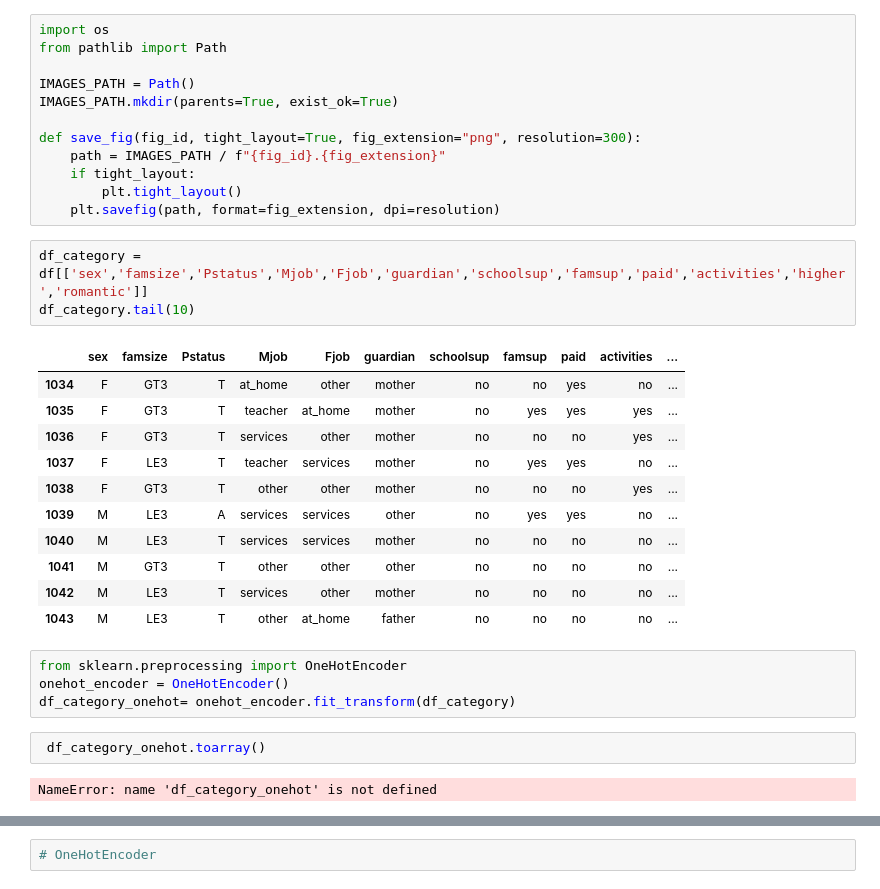
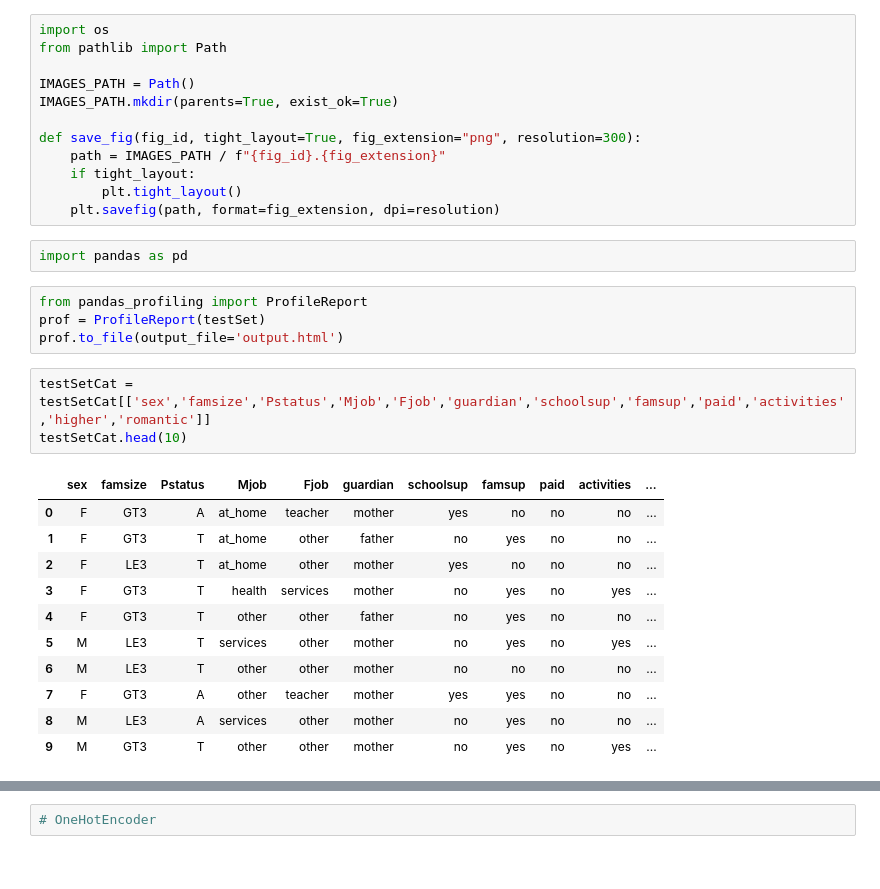
Before and after one commit to NafisFaiyaz007/CSE-445-Machine-learning_Predicting-Risky-Alcohol-Consumption-among-Students, a Jupyter notebook: CSE445_preprocessing stage 1.ipynb, the cells around one changed output, grey strips where cells are left out. Cells and saved outputs as stored; diff of their text form.

```diff
--- a/CSE445_preprocessing stage 1.ipynb
+++ b/CSE445_preprocessing stage 1.ipynb
@@ -124,26 +160,24 @@ def save_fig(fig_id, tight_layout=True, fig_extension="png", resolution=300):
     if tight_layout:
         plt.tight_layout()
     plt.savefig(path, format=fig_extension, dpi=resolution)
+# %%
+import pandas as pd
+# %%
+from pandas_profiling import ProfileReport
+prof = ProfileReport(testSet)
+prof.to_file(output_file='output.html')
 # %%
-df_category = df[['sex','famsize','Pstatus','Mjob','Fjob','guardian','schoolsup','famsup','paid','activities','higher','romantic']]
-df_category.tail(10)
+testSetCat = testSetCat[['sex','famsize','Pstatus','Mjob','Fjob','guardian','schoolsup','famsup','paid','activities','higher','romantic']]
+testSetCat.head(10)
 # %% [output]
 |  | sex | famsize | Pstatus | Mjob | Fjob | guardian | schoolsup | famsup | paid | activities | ... |
-| 1034 | F | GT3 | T | at_home | other | mother | no | no | yes | no | ... |
-| 1035 | F | GT3 | T | teacher | at_home | mother | no | yes | yes | yes | ... |
-| 1036 | F | GT3 | T | services | other | mother | no | no | no | yes | ... |
-| 1037 | F | LE3 | T | teacher | services | mother | no | yes | yes | no | ... |
-| 1038 | F | GT3 | T | other | other | mother | no | no | no | yes | ... |
-| 1039 | M | LE3 | A | services | services | other | no | yes | yes | no | ... |
-| 1040 | M | LE3 | T | services | services | mother | no | no | no | no | ... |
-| 1041 | M | GT3 | T | other | other | other | no | no | no | no | ... |
-| 1042 | M | LE3 | T | services | other | mother | no | no | no | no | ... |
-| 1043 | M | LE3 | T | other | at_home | father | no | no | no | no | ... |
+| 0 | F | GT3 | A | at_home | teacher | mother | yes | no | no | no | ... |
+| 1 | F | GT3 | T | at_home | other | father | no | yes | no | no | ... |
+| 2 | F | LE3 | T | at_home | other | mother | yes | no | no | no | ... |
+| 3 | F | GT3 | T | health | services | mother | no | yes | no | yes | ... |
+| 4 | F | GT3 | T | other | other | father | no | yes | no | no | ... |
+| 5 | M | LE3 | T | services | other | mother | no | yes | no | yes | ... |
+| 6 | M | LE3 | T | other | other | mother | no | no | no | no | ... |
+| 7 | F | GT3 | A | other | teacher | mother | yes | yes | no | no | ... |
+| 8 | M | LE3 | A | services | other | mother | no | yes | no | no | ... |
+| 9 | M | GT3 | T | other | other | mother | no | yes | no | yes | ... |
-# %%
-from sklearn.preprocessing import OneHotEncoder
-onehot_encoder = OneHotEncoder()
-df_category_onehot= onehot_encoder.fit_transform(df_category)
-# %%
- df_category_onehot.toarray()
-# %% [output]
-NameError: name 'df_category_onehot' is not defined
```
Also changed, not shown: parts of 13 cells of this notebook.
